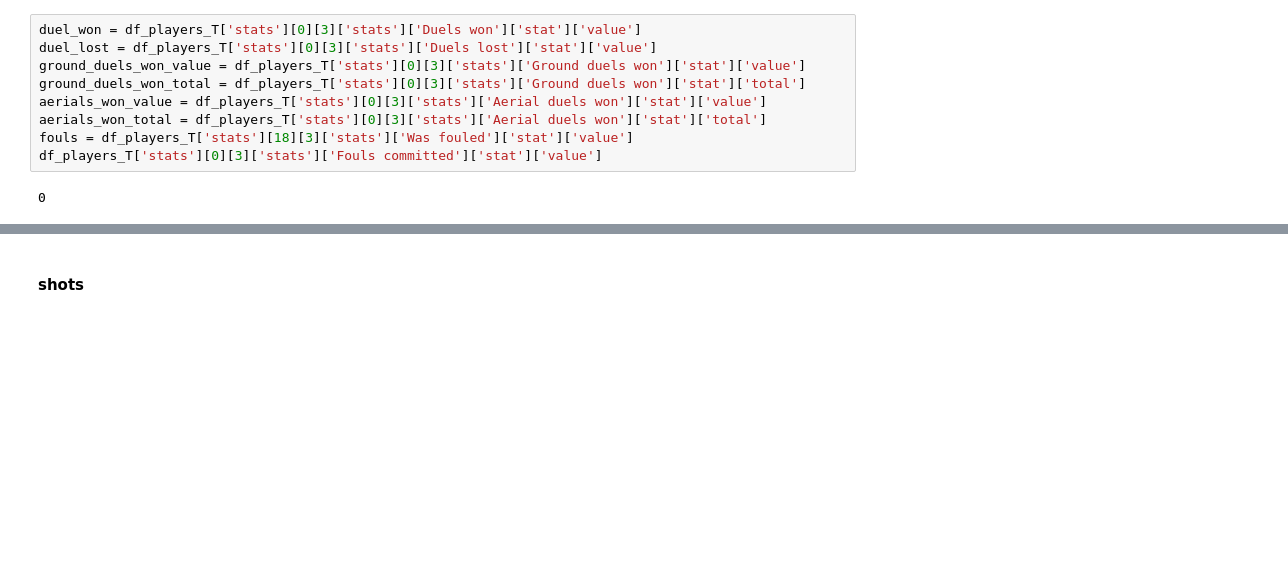
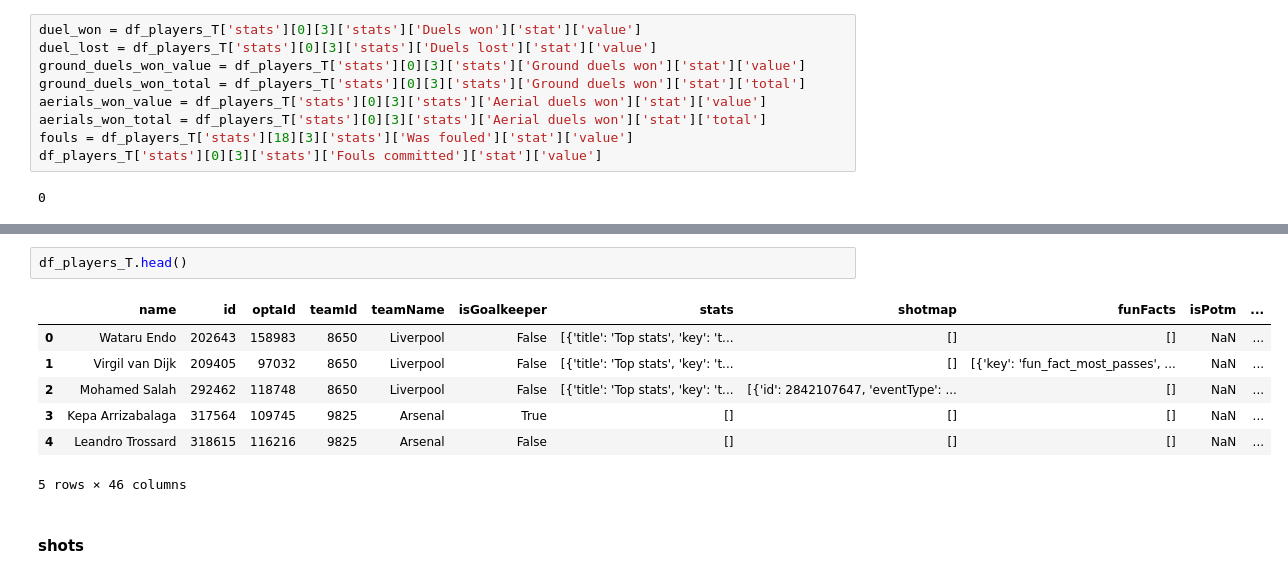
Before and after one commit to axelbol/championship-data, a Jupyter notebook: data.ipynb, the cells around one changed output, grey strips where cells are left out. Cells and saved outputs as stored; diff of their text form; blank space fills up the shorter version.

Commit message:
player stats py

```diff
--- a/data.ipynb
+++ b/data.ipynb
@@ -740,3 +758,13 @@ else:
+# %%
+df_players_T.head()
+# %% [output]
+|  | name | id | optaId | teamId | teamName | isGoalkeeper | stats | shotmap | funFacts | isPotm | ... |
+| 0 | Wataru Endo | 202643 | 158983 | 8650 | Liverpool | False | [{'title': 'Top stats', 'key': 't... | [] | [] | NaN | ... |
+| 1 | Virgil van Dijk | 209405 | 97032 | 8650 | Liverpool | False | [{'title': 'Top stats', 'key': 't... | [] | [{'key': 'fun_fact_most_passes', ... | NaN | ... |
+| 2 | Mohamed Salah | 292462 | 118748 | 8650 | Liverpool | False | [{'title': 'Top stats', 'key': 't... | [{'id': 2842107647, 'eventType': ... | [] | NaN | ... |
+| 3 | Kepa Arrizabalaga | 317564 | 109745 | 9825 | Arsenal | True | [] | [] | [] | NaN | ... |
+| 4 | Leandro Trossard | 318615 | 116216 | 9825 | Arsenal | False | [] | [] | [] | NaN | ... |
+5 rows × 46 columns
 # %% [markdown]
 #### shots
 # %%
```
Also changed, not shown: parts of 1 cell of this notebook, 2 other files.
